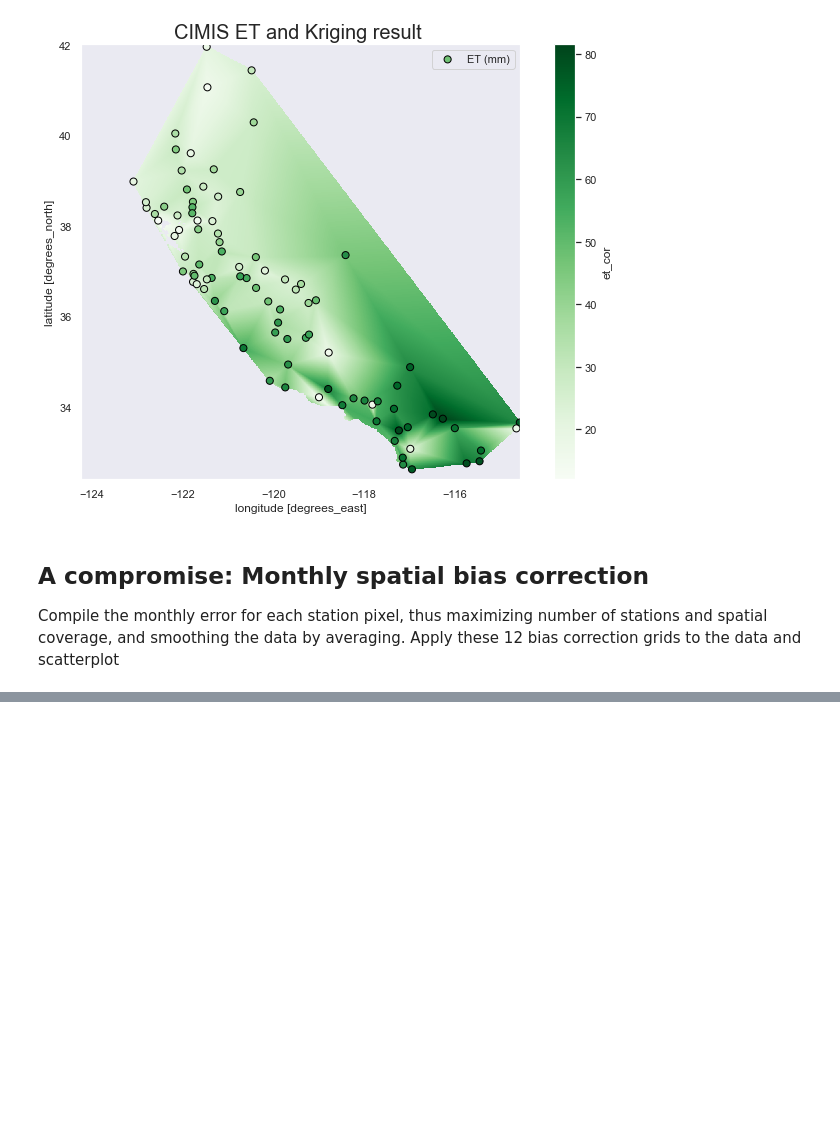
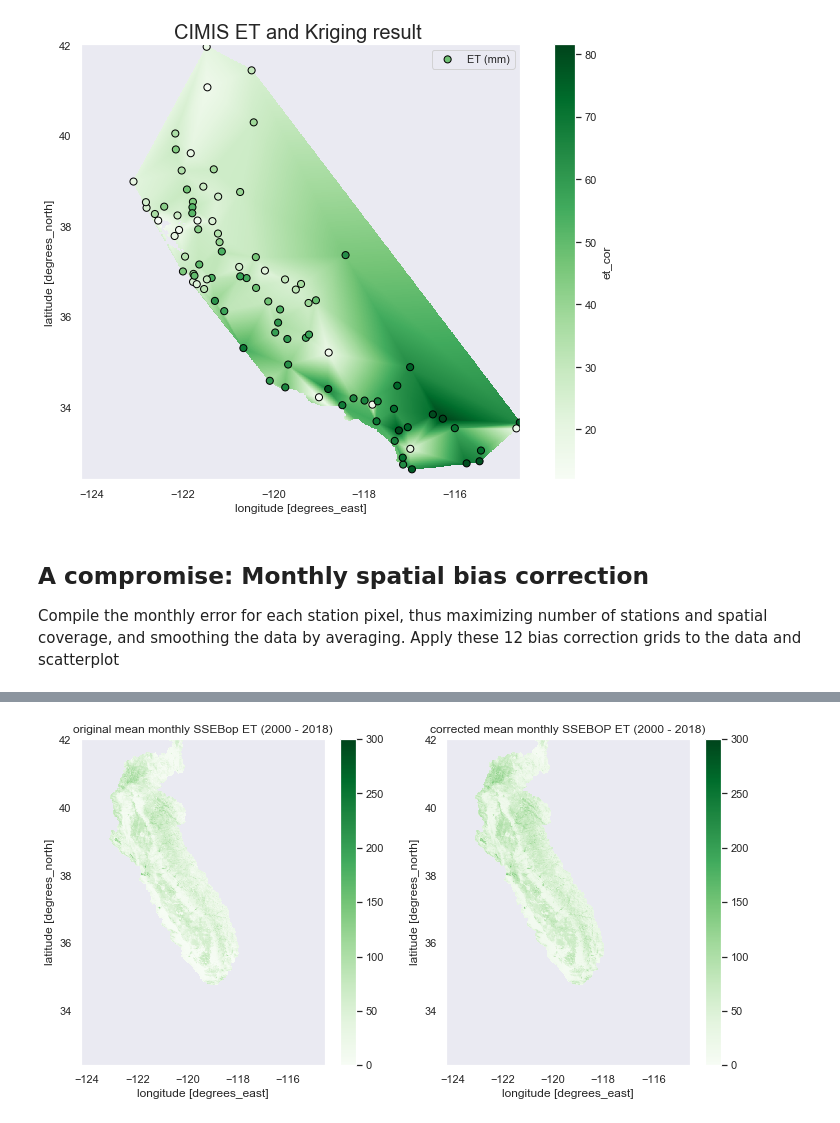
Before and after one commit to kashingtonDC/CIMIS, a Jupyter notebook: code/CIMIS.ipynb, the cells around one changed output, grey strips where cells are left out. Cells and saved outputs as stored; diff of their text form; code cells hidden in the pictures; blank space fills up the shorter version.

```diff
--- a/code/CIMIS.ipynb
+++ b/code/CIMIS.ipynb
@@ -782,0 +854,21 @@ for i in range(1,13)[:6]:
+# %%
+ds['cvws'] = rasterize(cvws.geometry, ds['et'][0].coords)
+ds['cv'] = rasterize(cv.geometry, ds['et'][0].coords)
+
+cvws_et = ds['et']*ds['cvws']
+cv_et = ds['et']*ds['cv']
+# %%
+# Apply the kriged bias corrections to the og ssebop data
+
+outcors_masked_cv = []
+outcors_masked_cvws = []
+
+for i in ds['et'][:]:
+
+    month = pd.to_datetime(i.time.values).month
+    monthcorarr = monthcors[month-1]
+    monthcorarr =  np.nan_to_num(monthcorarr,0)
+    ds_mth_cv = i*ds['cv'] + monthcorarr
+    ds_mth_cvws = i*ds['cvws']  + monthcorarr
+    outcors_masked_cv.append(ds_mth_cv)
+    outcors_masked_cvws.append(ds_mth_cvws)
@@ -782,0 +885,15 @@ for i in range(1,13)[:6]:
+# %%
+plt.figure(figsize = (12,6))
+
+plt.subplot(121)
+cvws_et.mean(axis = 0).plot(cmap = "Greens", vmin = 0, vmax= 300)
+plt.title("original mean monthly SSEBop ET (2000 - 2018)")
+
+plt.subplot(122)
+cor_mean_cvws.plot(cmap = "Greens", vmin = 0, vmax= 300)
+plt.title("corrected mean monthly SSEBOP ET (2000 - 2018)")
+
+# plt.tight_layout()
+plt.show()
+# %% [output]
+[figure, added]
```
Also changed, not shown: parts of 19 cells of this notebook.
